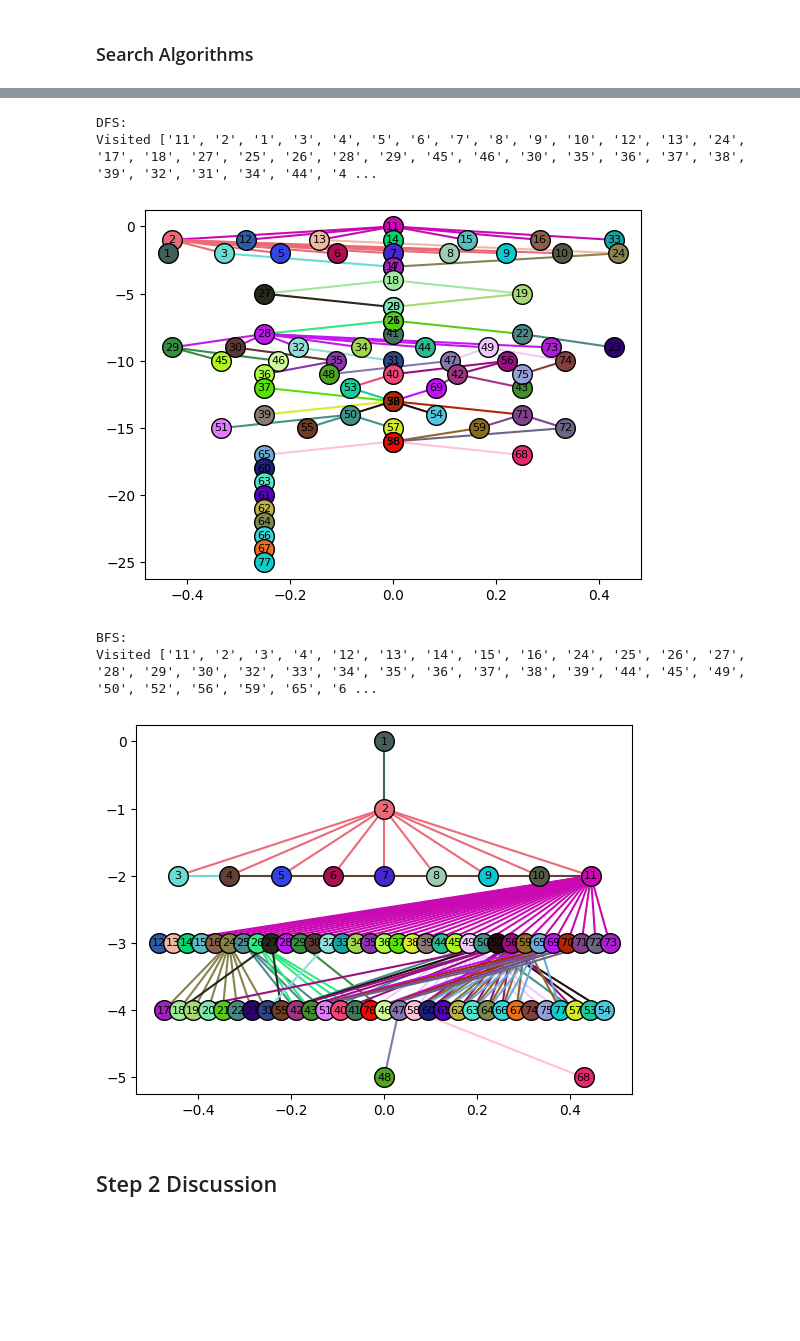
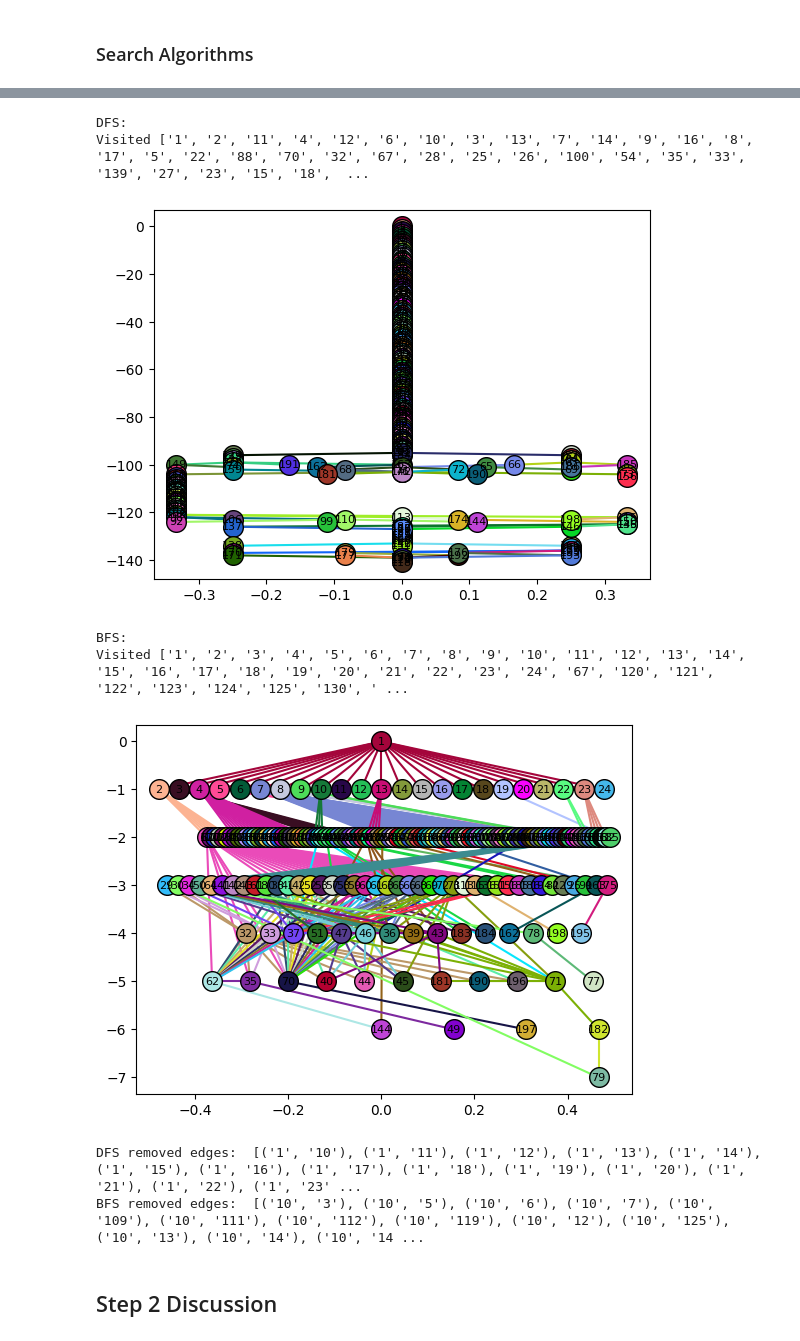
Before and after one commit to GameModes/DataVisualisationCourse, a Jupyter notebook: Projects/DataVisStep2.ipynb, the cells around one changed output, grey strips where cells are left out. Cells and saved outputs as stored; diff of their text form; code cells hidden in the pictures; blank space fills up the shorter version.

```diff
--- a/Projects/DataVisStep2.ipynb
+++ b/Projects/DataVisStep2.ipynb
@@ -24,8 +24,8 @@ def parse_dot_file(file_path):
         edges.append((source, target, attributes))
     return nodes, edges
 
-file_path = "D:/OneDrive - Universiteit Utrecht/Universiteit/3DataVisualisation/DataSet/LesMiserables.dot"
-#LesMiserables, LeagueNetwork, polblogs
+file_path = "D:/OneDrive - Universiteit Utrecht/Universiteit/3DataVisualisation/DataSet/JazzNetwork.dot"
+#LesMiserables, LeagueNetwork, polblogs, JazzNetwork
 nodes, edges = parse_dot_file(file_path)
 
 # print("Nodes:", nodes)
@@ -351,3 +359,3 @@ def search_through_tree(nodes, edges, node_positions, node_colors, search_root=N
 # %%
-main(nodes, edges, "tree", node_size=200, root='1', search_algorithm=True, search_root='11')
+main(nodes, edges, "tree", node_size=200, root='1', search_algorithm=True, search_root='1')
 # %% [output]
@@ -355,9 +363,11 @@ main(nodes, edges, "tree", node_size=200, root='1', search_algorithm=True, searc
 DFS:
-Visited ['11', '2', '1', '3', '4', '5', '6', '7', '8', '9', '10', '12', '13', '24', '17', '18', '27', '25', '26', '28', '29', '45', '46', '30', '35', '36', '37', '38', '39', '32', '31', '34', '44', '4 ...
+Visited ['1', '2', '11', '4', '12', '6', '10', '3', '13', '7', '14', '9', '16', '8', '17', '5', '22', '88', '70', '32', '67', '28', '25', '26', '100', '54', '35', '33', '139', '27', '23', '15', '18',  ...
-[figure, old version]
+[figure, new version]
 BFS:
-Visited ['11', '2', '3', '4', '12', '13', '14', '15', '16', '24', '25', '26', '27', '28', '29', '30', '32', '33', '34', '35', '36', '37', '38', '39', '44', '45', '49', '50', '52', '56', '59', '65', '6 ...
+Visited ['1', '2', '3', '4', '5', '6', '7', '8', '9', '10', '11', '12', '13', '14', '15', '16', '17', '18', '19', '20', '21', '22', '23', '24', '67', '120', '121', '122', '123', '124', '125', '130', ' ...
-[figure, old version]
+[figure, new version]
+DFS removed edges:  [('1', '10'), ('1', '11'), ('1', '12'), ('1', '13'), ('1', '14'), ('1', '15'), ('1', '16'), ('1', '17'), ('1', '18'), ('1', '19'), ('1', '20'), ('1', '21'), ('1', '22'), ('1', '23' ...
+BFS removed edges:  [('10', '3'), ('10', '5'), ('10', '6'), ('10', '7'), ('10', '109'), ('10', '111'), ('10', '112'), ('10', '119'), ('10', '12'), ('10', '125'), ('10', '13'), ('10', '14'), ('10', '14 ...
 # %% [markdown]
 ## Step 2 Discussion
 # %% [markdown]
```
Also changed, not shown: parts of 6 cells of this notebook, 1 other file.
